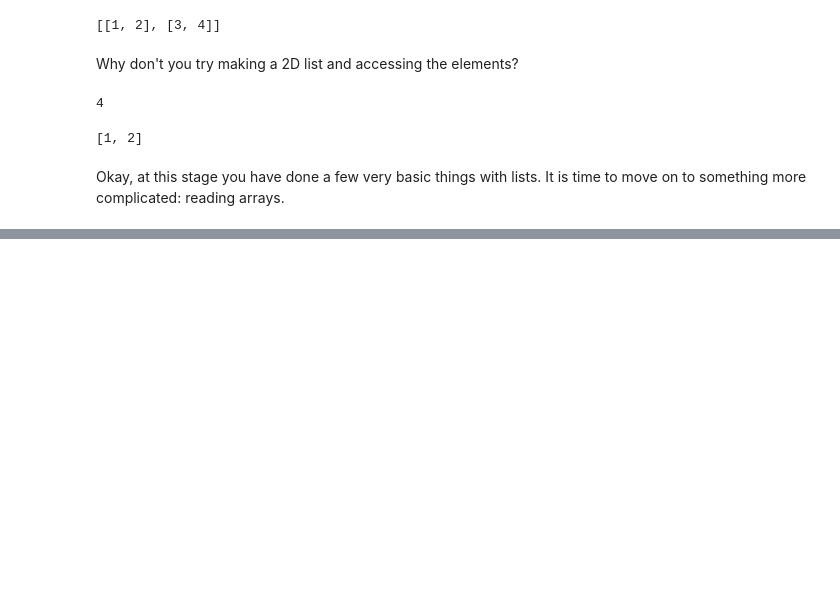
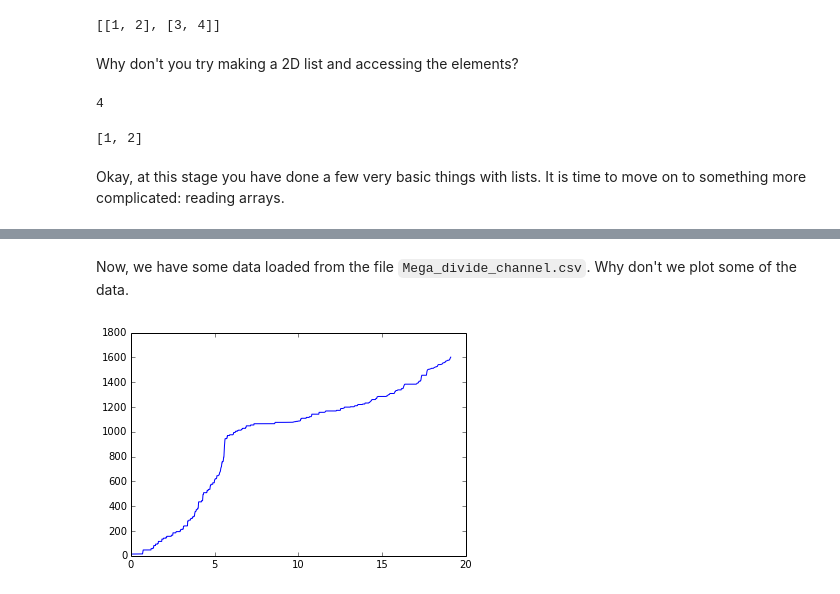
Before and after one commit to simon-m-mudd/Jupyter_notebooks, a Jupyter notebook: Introduction_to_python.ipynb, the cells around one changed output, grey strips where cells are left out. Cells and saved outputs as stored; diff of their text form; code cells hidden in the pictures; blank space fills up the shorter version.

```diff
--- a/Introduction_to_python.ipynb
+++ b/Introduction_to_python.ipynb
@@ -162,0 +236,3 @@ Okay, at this stage you have done a few very basic things with lists. It is time
+# %%
+data = np.loadtxt(fname='Mega_divide_channel.csv', delimiter=',', skiprows = 1)
+print(data)
@@ -162,0 +257,5 @@ Okay, at this stage you have done a few very basic things with lists. It is time
+# %%
+chi = data[:,0]
+elevation = data[:,1]
+flow_distance = data[:,2]
+drainage_area = data[:,3]
@@ -162,0 +375,7 @@ Okay, at this stage you have done a few very basic things with lists. It is time
+# %% [markdown]
+Now, we have some data loaded from the file `Mega_divide_channel.csv`. Why don't we plot some of the data.
+# %%
+this_plot = plt.plot(chi,elevation)
+plt.show()
+# %% [output]
+[figure, added]
```
Also changed, not shown: parts of 57 cells of this notebook.
